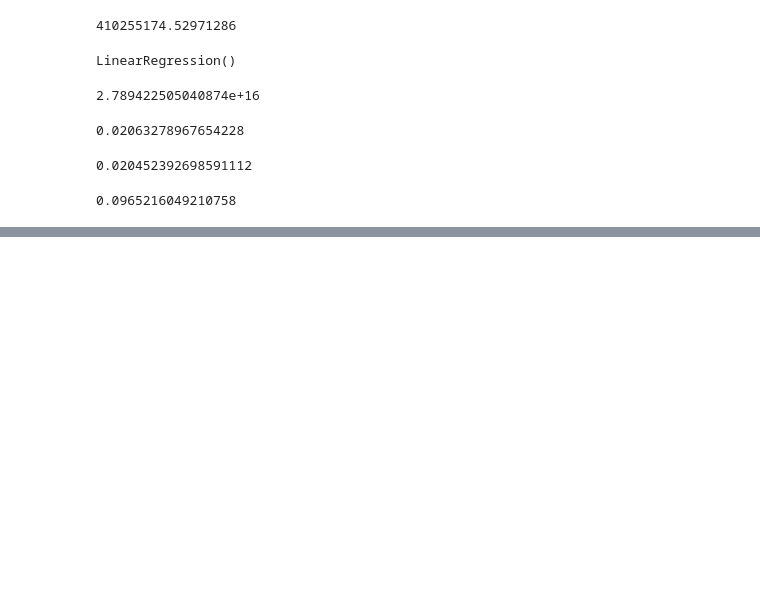
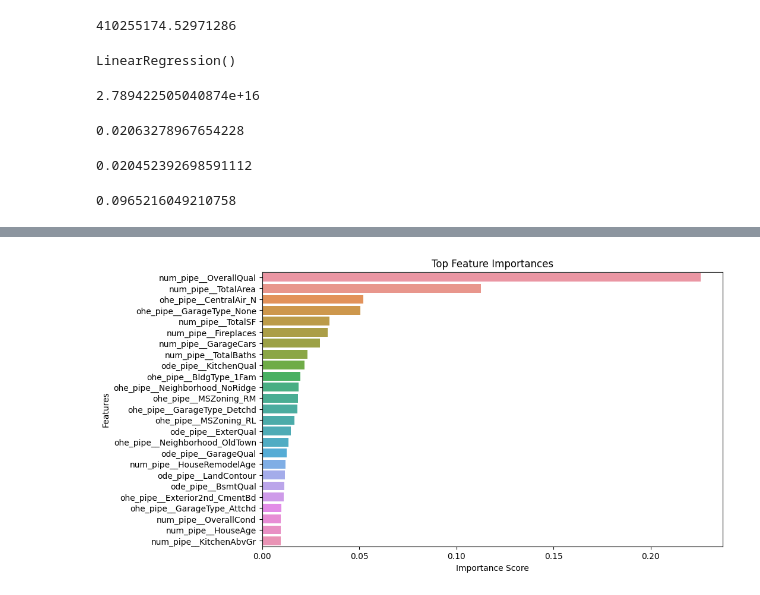
Before and after one commit to krisburke/house-price-prediction-capstone, a Jupyter notebook: notebook/house-price.ipynb, the cells around one changed output, grey strips where cells are left out. Saved outputs shown, nothing was run; the diff lists cells and outputs as text; code cells hidden in the pictures; blank space fills up the shorter version.

```diff
--- a/notebook/house-price-prediction-capstone.ipynb
+++ b/notebook/house-price.ipynb
@@ -854,12 +867,3 @@ xgb_model = XGBRegressor(random_state=13)
-# %%
-param_grid_xgb = {
-    'learning_rate': [.05, .1, .2],
-    'n_estimators': [100, 200, 300],
-    'max_depth': [2, 3, 4],
-    'min_child_weight': [1, 2, 3],
-    'gamma': [0, .1, .2],
-    'subsample': [.8, .9, 1.0],
-    'colsample_bytree': [.8, .9, 1.0]
-}
 # %%
-xgb_cv = GridSearchCV(xgb_model, param_grid_xgb, cv=5, scoring='neg_mean_squared_error', n_jobs=-1)
+
+xgb_cv = GridSearchCV(xgb_pipeline, param_grid_xgb, cv=5, scoring='neg_mean_squared_error', n_jobs=-1)
@@ -878,3 +877,6 @@ scores = -cross_val_score(xgb_pipeline, X, y, cv=3, scoring='neg_mean_absolute_e
 scores.mean()
 # %% [output]
 0.0965216049210758
+# %%
+xgb_cv.fit(X, y)
+best_xgb_model = xgb_cv.best_estimator_
@@ -880,0 +889,5 @@ scores.mean()
+# %%
+feature_importances = best_xgb_model.named_steps['xgb_model'].feature_importances_
+transformed_features = best_xgb_model.named_steps['preprocessing'].get_feature_names_out()
+importances = pd.Series(feature_importances, index=transformed_features)
+print(importances.sort_values(ascending=False))
@@ -880,0 +907,16 @@ scores.mean()
+# %%
+# Number of features to visualize
+top_n = 25
+
+# Sort importances
+sorted_importances = importances.sort_values(ascending=False)
+
+# Plot top n feature importances
+plt.figure(figsize=(10, 6))
+sns.barplot(x=sorted_importances[:top_n], y=sorted_importances.index[:top_n])
+plt.title('Top Feature Importances')
+plt.xlabel('Importance Score')
+plt.ylabel('Features')
+plt.show()
+# %% [output]
+[figure, added]
```
Also changed, not shown: parts of 6 cells of this notebook, 23 other files.
